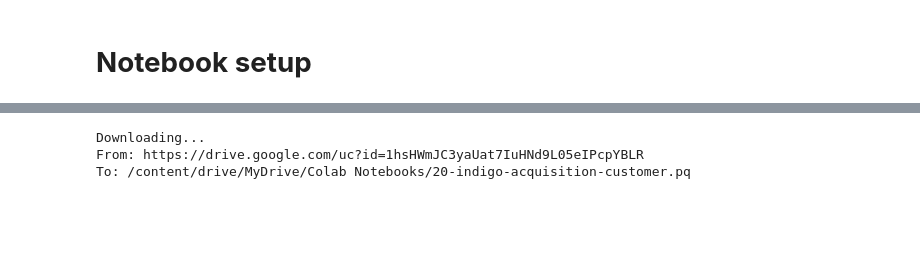
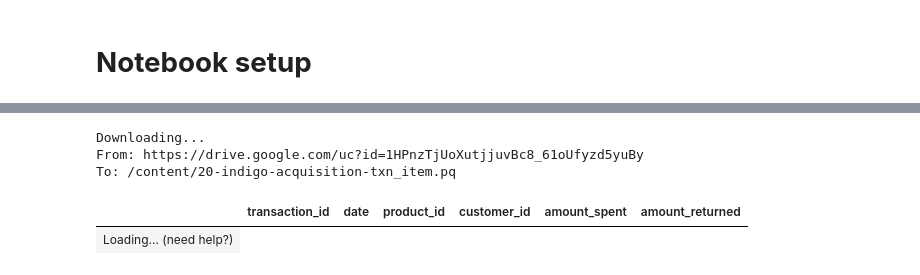
Before and after one commit to quantwav/lab3, a Jupyter notebook: Indigo_Lab.ipynb, the cells around one changed output, grey strips where cells are left out. Drawn from its saved outputs; the diff is of its cells as text; code cells hidden in the pictures; blank space fills up the shorter version.

```diff
--- a/Indigo_Lab.ipynb
+++ b/Indigo_Lab.ipynb
@@ -68,14 +62,14 @@ Successfully installed itables-1.7.1 jedi-0.19.1
 # %%
-# if not os.path.exists("20-indigo-acquisition-txn_item.pq"):
-#     !gdown 1wfZ375m-HOvtWb8fBUjZ2zbW5nkXtlVx
+if not os.path.exists("20-indigo-acquisition-txn_item.pq"):
+    !gdown 1HPnzTjUoXutjjuvBc8_61oUfyzd5yuBy
 if not os.path.exists("20-indigo-acquisition-customer.pq"):
     !gdown 1hsHWmJC3yaUat7IuHNd9L05eIPcpYBLR
-# if not os.path.exists("20-indigo-acquisition-product.pq"):
-#     !gdown 14DGsr_eIHRGnDw4o7FVBFUVfg_MljzzO
+if not os.path.exists("20-indigo-acquisition-product.pq"):
+    !gdown 1VrumXDjZ_z83-_lpx0JsFz4azZf7uCxU
 # %% [output]
 Downloading...
-From: https://drive.google.com/uc?id=1hsHWmJC3yaUat7IuHNd9L05eIPcpYBLR
-To: /content/drive/MyDrive/Colab Notebooks/20-indigo-acquisition-customer.pq
+From: https://drive.google.com/uc?id=1HPnzTjUoXutjjuvBc8_61oUfyzd5yuBy
+To: /content/20-indigo-acquisition-txn_item.pq
 # %%
 df_raw_c = (
     pd
@@ -98,0 +91,5 @@ hello
+# %%
+df_raw_c
+# %% [output]
+|  | transaction_id | date | product_id | customer_id | amount_spent | amount_returned |
+| Loading... (need help?) |
```
Also changed, not shown: parts of 5 cells of this notebook.
